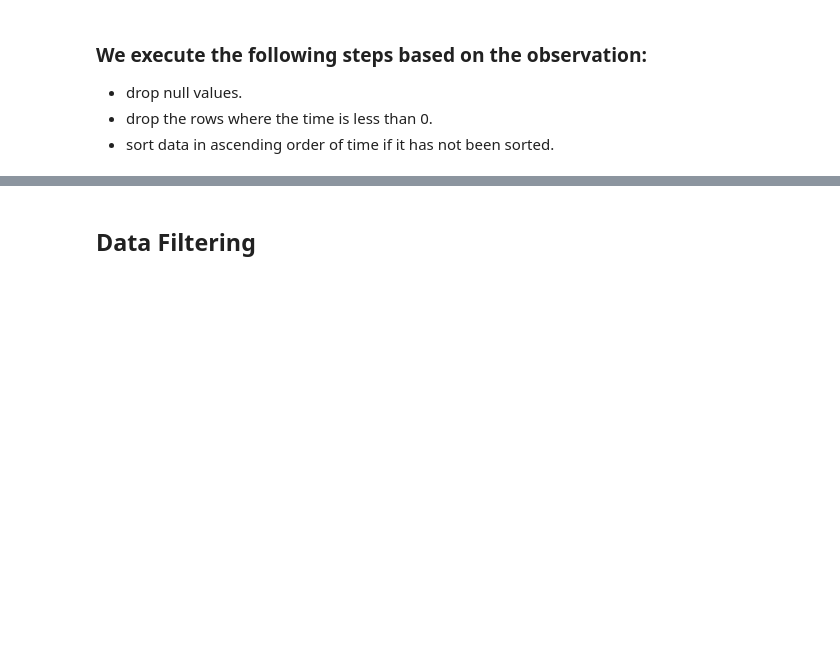
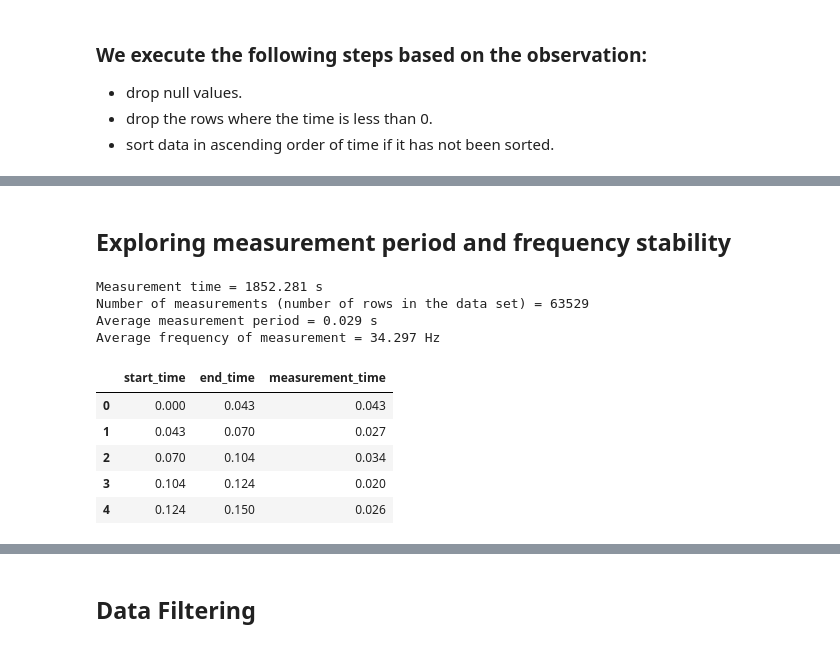
Before and after one commit to Mykhailo20/DS_Bootcamp_2023, a Jupyter notebook: Homework_5/Physical_Activity_Analysis/Features.ipynb, the cells around one changed output, grey strips where cells are left out. Cells and saved outputs as stored; diff of their text form; code cells hidden in the pictures; blank space fills up the shorter version.

```diff
--- a/Homework_5/Physical_Activity_Analysis/Features.ipynb
+++ b/Homework_5/Physical_Activity_Analysis/Features.ipynb
@@ -219,0 +266,24 @@ True
+# %% [markdown]
+## Exploring measurement period and frequency stability
+# %%
+time_diffs = df['time'].diff()
+freq = 1.0 / time_diffs.mean()
+print(f"Measurement time = {df.iloc[-1]['time'] - df.iloc[0]['time']} s")
+print(f"Number of measurements (number of rows in the data set) = {len(df)}")
+print(f"Average measurement period = {time_diffs.mean():.3f} s")
+print(f"Average frequency of measurement = {freq:.3f} Hz")
+# %% [output]
+Measurement time = 1852.281 s
+Number of measurements (number of rows in the data set) = 63529
+Average measurement period = 0.029 s
+Average frequency of measurement = 34.297 Hz
+# %%
+time_measurement_df = get_measurement_time_df(df)
+time_measurement_df.head()
+# %% [output]
+|  | start_time | end_time | measurement_time |
+| 0 | 0.000 | 0.043 | 0.043 |
+| 1 | 0.043 | 0.070 | 0.027 |
+| 2 | 0.070 | 0.104 | 0.034 |
+| 3 | 0.104 | 0.124 | 0.020 |
+| 4 | 0.124 | 0.150 | 0.026 |
```
Also changed, not shown: parts of 33 cells of this notebook, 2 other files.
